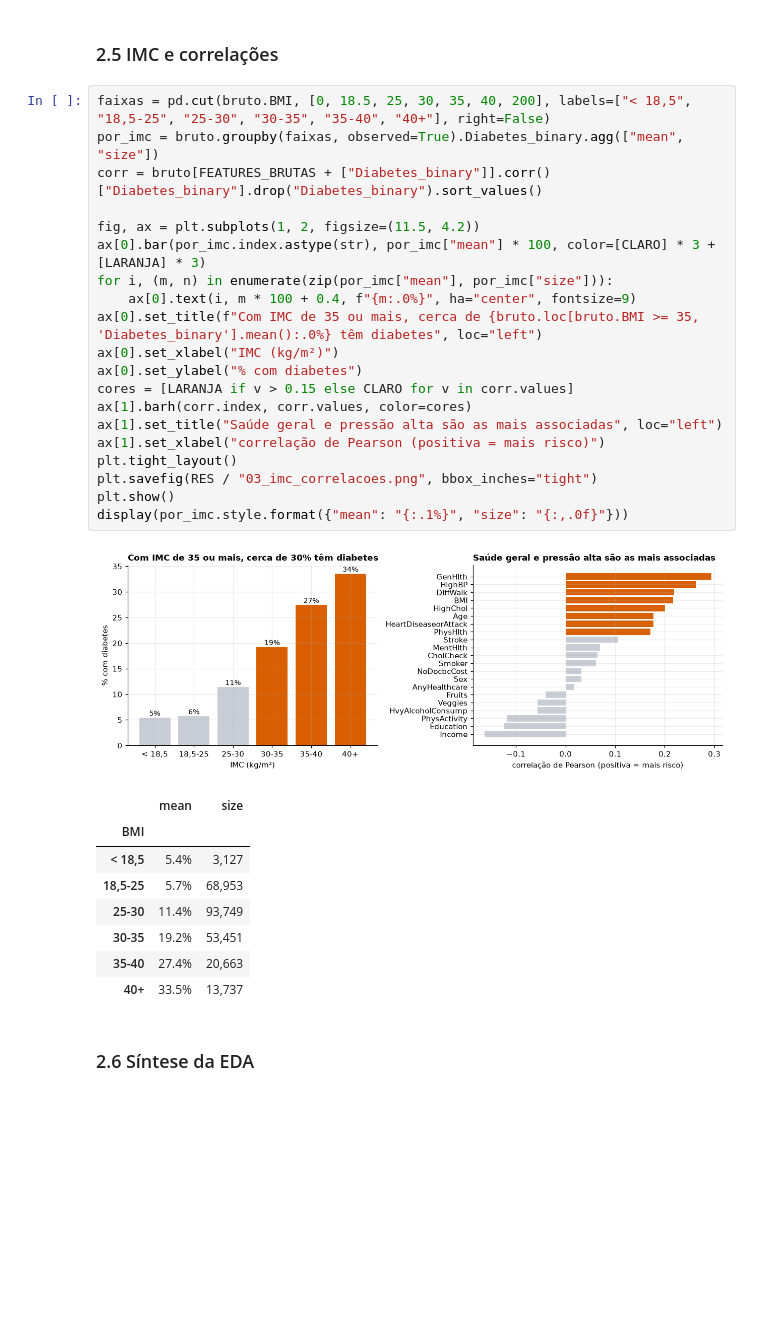
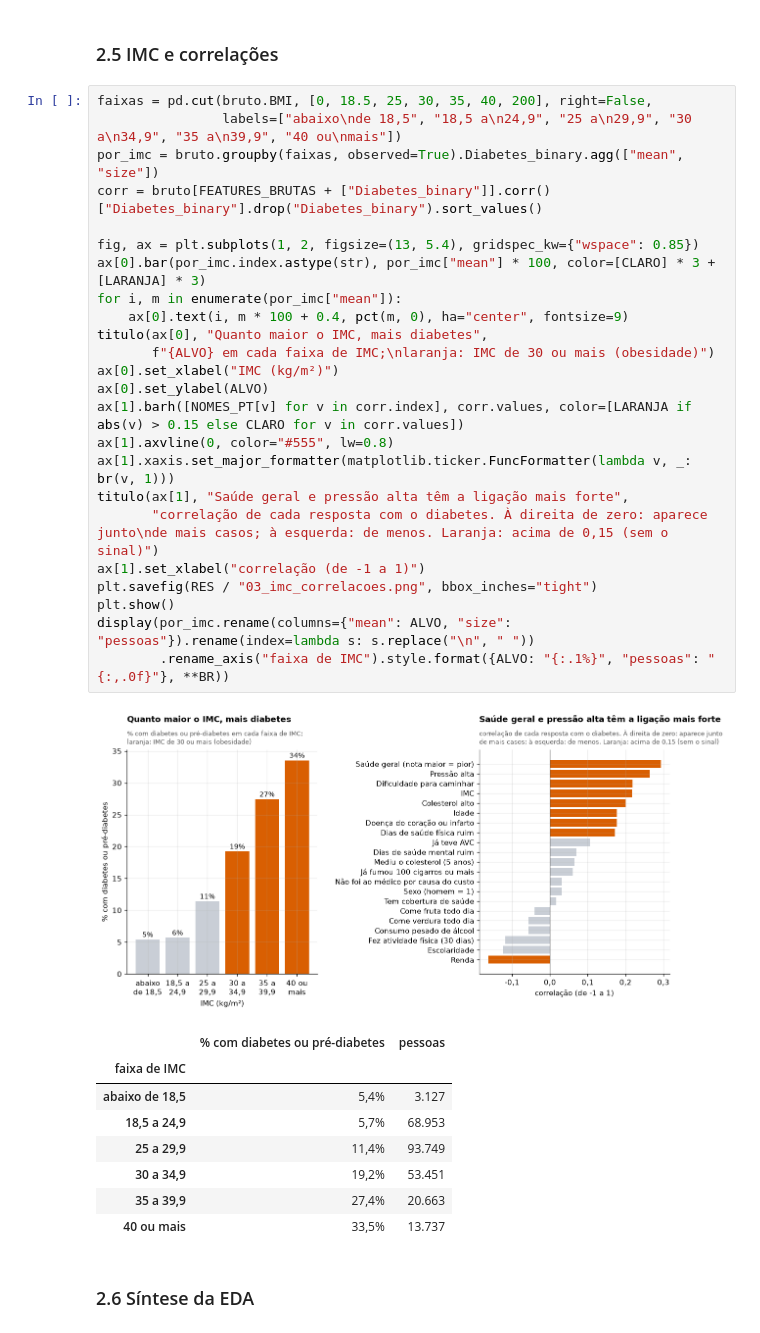
Before and after one commit to CodePenguinsCorp/diabetes-crisp-dm, a Jupyter notebook: Diabetes_CRISP-DM.ipynb, the cells around one changed output. Saved outputs shown, nothing was run; the diff lists cells and outputs as text; blank space fills up the shorter version.

```diff
--- a/Diabetes_CRISP-DM.ipynb
+++ b/Diabetes_CRISP-DM.ipynb
@@ -281,35 +314,39 @@ plt.show()
 # %% [markdown]
 ### 2.5 IMC e correlações
 # %%
-faixas = pd.cut(bruto.BMI, [0, 18.5, 25, 30, 35, 40, 200], labels=["< 18,5", "18,5-25", "25-30", "30-35", "35-40", "40+"], right=False)
+faixas = pd.cut(bruto.BMI, [0, 18.5, 25, 30, 35, 40, 200], right=False,
+                labels=["abaixo\nde 18,5", "18,5 a\n24,9", "25 a\n29,9", "30 a\n34,9", "35 a\n39,9", "40 ou\nmais"])
 por_imc = bruto.groupby(faixas, observed=True).Diabetes_binary.agg(["mean", "size"])
 corr = bruto[FEATURES_BRUTAS + ["Diabetes_binary"]].corr()["Diabetes_binary"].drop("Diabetes_binary").sort_values()
 
-fig, ax = plt.subplots(1, 2, figsize=(11.5, 4.2))
+fig, ax = plt.subplots(1, 2, figsize=(13, 5.4), gridspec_kw={"wspace": 0.85})
 ax[0].bar(por_imc.index.astype(str), por_imc["mean"] * 100, color=[CLARO] * 3 + [LARANJA] * 3)
-for i, (m, n) in enumerate(zip(por_imc["mean"], por_imc["size"])):
-    ax[0].text(i, m * 100 + 0.4, f"{m:.0%}", ha="center", fontsize=9)
-ax[0].set_title(f"Com IMC de 35 ou mais, cerca de {bruto.loc[bruto.BMI >= 35, 'Diabetes_binary'].mean():.0%} têm diabetes", loc="left")
+for i, m in enumerate(por_imc["mean"]):
+    ax[0].text(i, m * 100 + 0.4, pct(m, 0), ha="center", fontsize=9)
+titulo(ax[0], "Quanto maior o IMC, mais diabetes",
+       f"{ALVO} em cada faixa de IMC;\nlaranja: IMC de 30 ou mais (obesidade)")
 ax[0].set_xlabel("IMC (kg/m²)")
-ax[0].set_ylabel("% com diabetes")
-cores = [LARANJA if v > 0.15 else CLARO for v in corr.values]
-ax[1].barh(corr.index, corr.values, color=cores)
-ax[1].set_title("Saúde geral e pressão alta são as mais associadas", loc="left")
-ax[1].set_xlabel("correlação de Pearson (positiva = mais risco)")
-plt.tight_layout()
+ax[0].set_ylabel(ALVO)
+ax[1].barh([NOMES_PT[v] for v in corr.index], corr.values, color=[LARANJA if abs(v) > 0.15 else CLARO for v in corr.values])
+ax[1].axvline(0, color="#555", lw=0.8)
+ax[1].xaxis.set_major_formatter(matplotlib.ticker.FuncFormatter(lambda v, _: br(v, 1)))
+titulo(ax[1], "Saúde geral e pressão alta têm a ligação mais forte",
+       "correlação de cada resposta com o diabetes. À direita de zero: aparece junto\nde mais casos; à esquerda: de menos. Laranja: acima de 0,15 (sem o sinal)")
+ax[1].set_xlabel("correlação (de -1 a 1)")
 plt.savefig(RES / "03_imc_correlacoes.png", bbox_inches="tight")
 plt.show()
-display(por_imc.style.format({"mean": "{:.1%}", "size": "{:,.0f}"}))
+display(por_imc.rename(columns={"mean": ALVO, "size": "pessoas"}).rename(index=lambda s: s.replace("\n", " "))
+        .rename_axis("faixa de IMC").style.format({ALVO: "{:.1%}", "pessoas": "{:,.0f}"}, **BR))
 # %% [output]
-[figure, old version]
+[figure, new version]
-|  | mean | size |
-| BMI |  |  |
-| < 18,5 | 5.4% | 3,127 |
-| 18,5-25 | 5.7% | 68,953 |
-| 25-30 | 11.4% | 93,749 |
-| 30-35 | 19.2% | 53,451 |
-| 35-40 | 27.4% | 20,663 |
-| 40+ | 33.5% | 13,737 |
+|  | % com diabetes ou pré-diabetes | pessoas |
+| faixa de IMC |  |  |
+| abaixo de 18,5 | 5,4% | 3.127 |
+| 18,5 a 24,9 | 5,7% | 68.953 |
+| 25 a 29,9 | 11,4% | 93.749 |
+| 30 a 34,9 | 19,2% | 53.451 |
+| 35 a 39,9 | 27,4% | 20.663 |
+| 40 ou mais | 33,5% | 13.737 |
 # %% [markdown]
 ### 2.6 Síntese da EDA
 # %%
```
Also changed, not shown: parts of 29 cells of this notebook, 11 other files.
